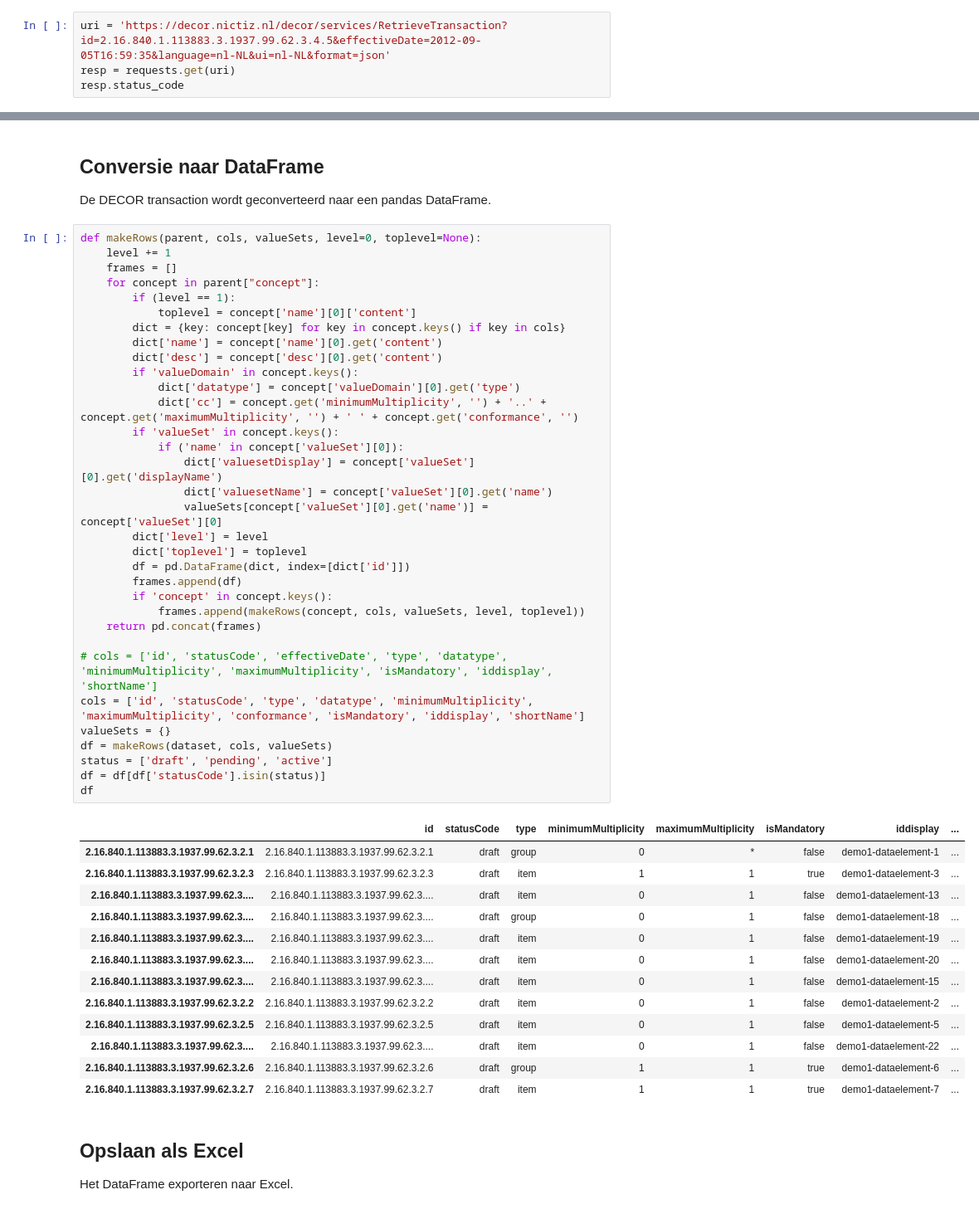
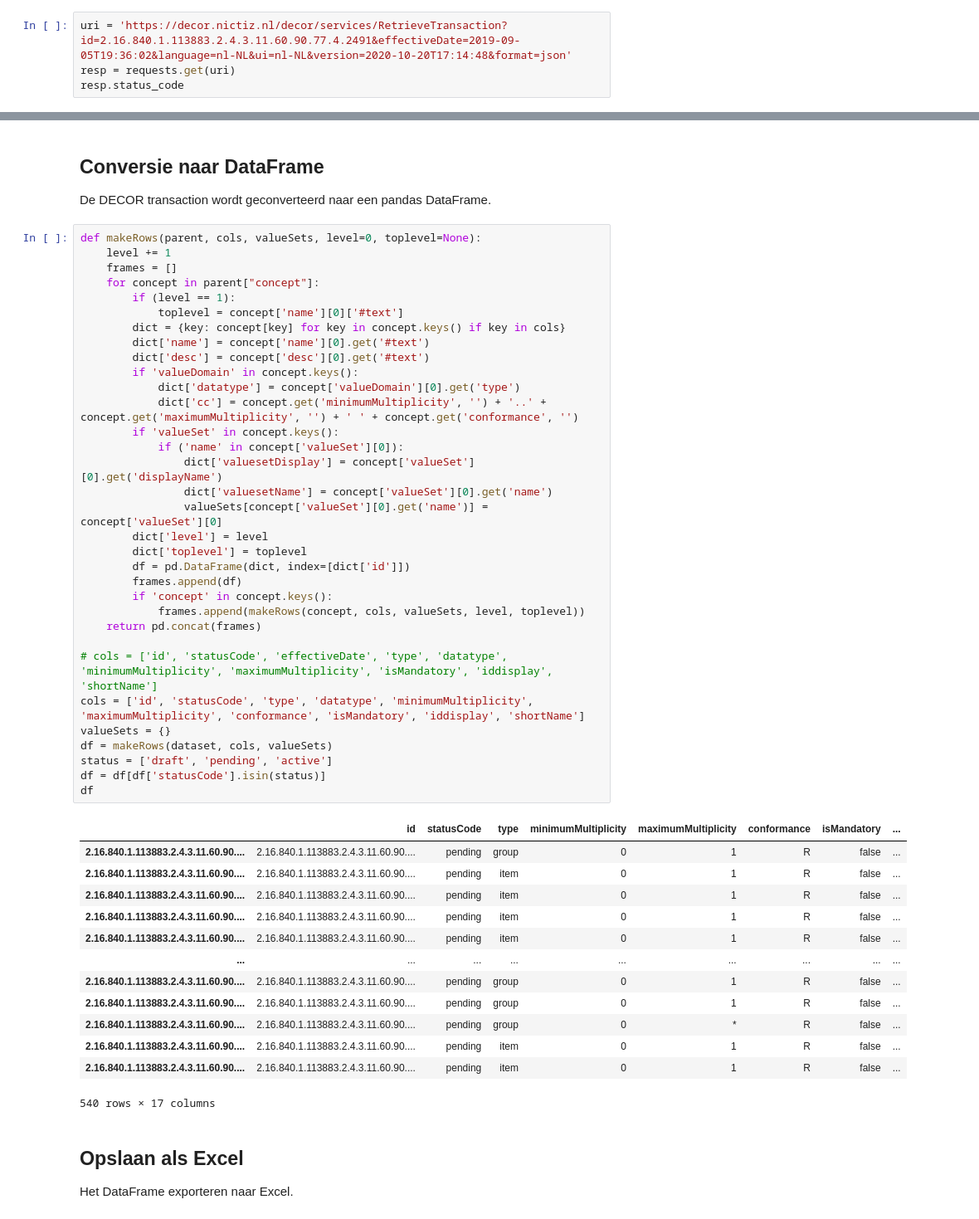
Before and after one commit to mgraauw/dataset-zib-tools, a Jupyter notebook: 02_Exporteer_met_layout_Excel.ipynb, the cells around one changed output, grey strips where cells are left out. Shown at 83% size. Drawn from its saved outputs; the diff is of its cells as text.

Commit message:
content has become #text in json

```diff
--- a/02_Exporteer_met_layout_Excel.ipynb
+++ b/02_Exporteer_met_layout_Excel.ipynb
@@ -23,7 +23,7 @@ Kies een transactie met 'format=json'.
 
 Na de GET moet status '200' getoond worden (afhankelijk van de gekozen transactie kan het even duren).
 # %%
-uri = 'https://decor.nictiz.nl/decor/services/RetrieveTransaction?id=2.16.840.1.113883.3.1937.99.62.3.4.5&effectiveDate=2012-09-05T16:59:35&language=nl-NL&ui=nl-NL&format=json'
+uri = 'https://decor.nictiz.nl/decor/services/RetrieveTransaction?id=2.16.840.1.113883.2.4.3.11.60.90.77.4.2491&effectiveDate=2019-09-05T19:36:02&language=nl-NL&ui=nl-NL&version=2020-10-20T17:14:48&format=json'
 resp = requests.get(uri)
 resp.status_code
 # %% [output]
@@ -44,49 +44,49 @@ De DECOR transaction wordt geconverteerd naar een pandas DataFrame.
 def makeRows(parent, cols, valueSets, level=0, toplevel=None):
     level += 1
     frames = []
     for concept in parent["concept"]:
         if (level == 1):
-            toplevel = concept['name'][0]['content']
+            toplevel = concept['name'][0]['#text']
         dict = {key: concept[key] for key in concept.keys() if key in cols}
-        dict['name'] = concept['name'][0].get('content')
-        dict['desc'] = concept['desc'][0].get('content')
+        dict['name'] = concept['name'][0].get('#text')
+        dict['desc'] = concept['desc'][0].get('#text')
         if 'valueDomain' in concept.keys():
             dict['datatype'] = concept['valueDomain'][0].get('type')
             dict['cc'] = concept.get('minimumMultiplicity', '') + '..' + concept.get('maximumMultiplicity', '') + ' ' + concept.get('conformance', '')
         if 'valueSet' in concept.keys():
             if ('name' in concept['valueSet'][0]):
                 dict['valuesetDisplay'] = concept['valueSet'][0].get('displayName')
                 dict['valuesetName'] = concept['valueSet'][0].get('name')
                 valueSets[concept['valueSet'][0].get('name')] = concept['valueSet'][0]
         dict['level'] = level
         dict['toplevel'] = toplevel
         df = pd.DataFrame(dict, index=[dict['id']])
         frames.append(df)
         if 'concept' in concept.keys():
             frames.append(makeRows(concept, cols, valueSets, level, toplevel))
     return pd.concat(frames)
 
 # cols = ['id', 'statusCode', 'effectiveDate', 'type', 'datatype', 'minimumMultiplicity', 'maximumMultiplicity', 'isMandatory', 'iddisplay', 'shortName']
 cols = ['id', 'statusCode', 'type', 'datatype', 'minimumMultiplicity', 'maximumMultiplicity', 'conformance', 'isMandatory', 'iddisplay', 'shortName']
 valueSets = {}
 df = makeRows(dataset, cols, valueSets)
 status = ['draft', 'pending', 'active']
 df = df[df['statusCode'].isin(status)]
 df
 # %% [output]
-|  | id | statusCode | type | minimumMultiplicity | maximumMultiplicity | isMandatory | iddisplay | ... |
-| 2.16.840.1.113883.3.1937.99.62.3.2.1 | 2.16.840.1.113883.3.1937.99.62.3.2.1 | draft | group | 0 | * | false | demo1-dataelement-1 | ... |
-| 2.16.840.1.113883.3.1937.99.62.3.2.3 | 2.16.840.1.113883.3.1937.99.62.3.2.3 | draft | item | 1 | 1 | true | demo1-dataelement-3 | ... |
-| 2.16.840.1.113883.3.1937.99.62.3.... | 2.16.840.1.113883.3.1937.99.62.3.... | draft | item | 0 | 1 | false | demo1-dataelement-13 | ... |
-| 2.16.840.1.113883.3.1937.99.62.3.... | 2.16.840.1.113883.3.1937.99.62.3.... | draft | group | 0 | 1 | false | demo1-dataelement-18 | ... |
-| 2.16.840.1.113883.3.1937.99.62.3.... | 2.16.840.1.113883.3.1937.99.62.3.... | draft | item | 0 | 1 | false | demo1-dataelement-19 | ... |
-| 2.16.840.1.113883.3.1937.99.62.3.... | 2.16.840.1.113883.3.1937.99.62.3.... | draft | item | 0 | 1 | false | demo1-dataelement-20 | ... |
-| 2.16.840.1.113883.3.1937.99.62.3.... | 2.16.840.1.113883.3.1937.99.62.3.... | draft | item | 0 | 1 | false | demo1-dataelement-15 | ... |
-| 2.16.840.1.113883.3.1937.99.62.3.2.2 | 2.16.840.1.113883.3.1937.99.62.3.2.2 | draft | item | 0 | 1 | false | demo1-dataelement-2 | ... |
-| 2.16.840.1.113883.3.1937.99.62.3.2.5 | 2.16.840.1.113883.3.1937.99.62.3.2.5 | draft | item | 0 | 1 | false | demo1-dataelement-5 | ... |
-| 2.16.840.1.113883.3.1937.99.62.3.... | 2.16.840.1.113883.3.1937.99.62.3.... | draft | item | 0 | 1 | false | demo1-dataelement-22 | ... |
-| 2.16.840.1.113883.3.1937.99.62.3.2.6 | 2.16.840.1.113883.3.1937.99.62.3.2.6 | draft | group | 1 | 1 | true | demo1-dataelement-6 | ... |
-| 2.16.840.1.113883.3.1937.99.62.3.2.7 | 2.16.840.1.113883.3.1937.99.62.3.2.7 | draft | item | 1 | 1 | true | demo1-dataelement-7 | ... |
+|  | id | statusCode | type | minimumMultiplicity | maximumMultiplicity | conformance | isMandatory | ... |
+| 2.16.840.1.113883.2.4.3.11.60.90.... | 2.16.840.1.113883.2.4.3.11.60.90.... | pending | group | 0 | 1 | R | false | ... |
+| 2.16.840.1.113883.2.4.3.11.60.90.... | 2.16.840.1.113883.2.4.3.11.60.90.... | pending | item | 0 | 1 | R | false | ... |
+| 2.16.840.1.113883.2.4.3.11.60.90.... | 2.16.840.1.113883.2.4.3.11.60.90.... | pending | item | 0 | 1 | R | false | ... |
+| 2.16.840.1.113883.2.4.3.11.60.90.... | 2.16.840.1.113883.2.4.3.11.60.90.... | pending | item | 0 | 1 | R | false | ... |
+| 2.16.840.1.113883.2.4.3.11.60.90.... | 2.16.840.1.113883.2.4.3.11.60.90.... | pending | item | 0 | 1 | R | false | ... |
+| ... | ... | ... | ... | ... | ... | ... | ... | ... |
+| 2.16.840.1.113883.2.4.3.11.60.90.... | 2.16.840.1.113883.2.4.3.11.60.90.... | pending | group | 0 | 1 | R | false | ... |
+| 2.16.840.1.113883.2.4.3.11.60.90.... | 2.16.840.1.113883.2.4.3.11.60.90.... | pending | group | 0 | 1 | R | false | ... |
+| 2.16.840.1.113883.2.4.3.11.60.90.... | 2.16.840.1.113883.2.4.3.11.60.90.... | pending | group | 0 | * | R | false | ... |
+| 2.16.840.1.113883.2.4.3.11.60.90.... | 2.16.840.1.113883.2.4.3.11.60.90.... | pending | item | 0 | 1 | R | false | ... |
+| 2.16.840.1.113883.2.4.3.11.60.90.... | 2.16.840.1.113883.2.4.3.11.60.90.... | pending | item | 0 | 1 | R | false | ... |
+540 rows × 17 columns
 # %% [markdown]
 ## Opslaan als Excel
 Het DataFrame exporteren naar Excel.
```
Also changed, not shown: parts of 1 cell of this notebook, 2 other files.
